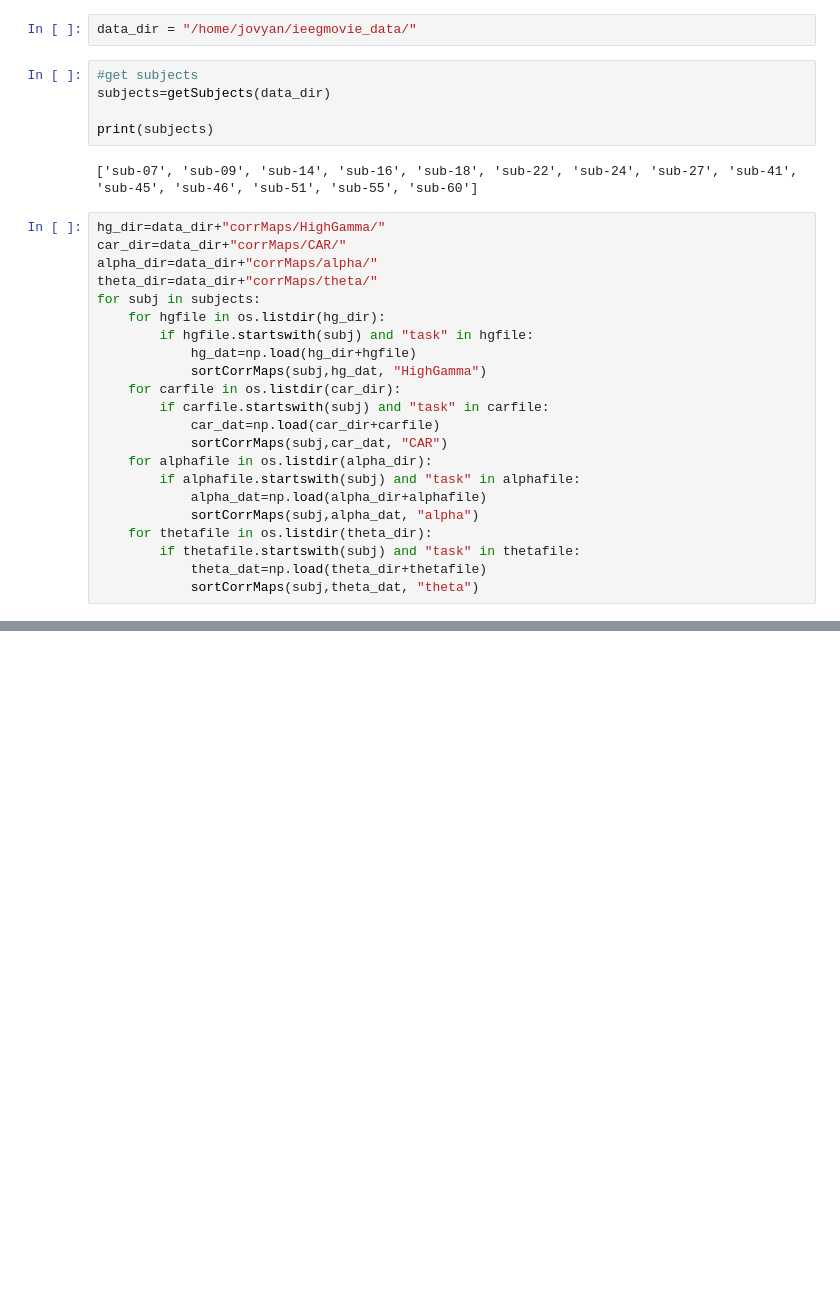
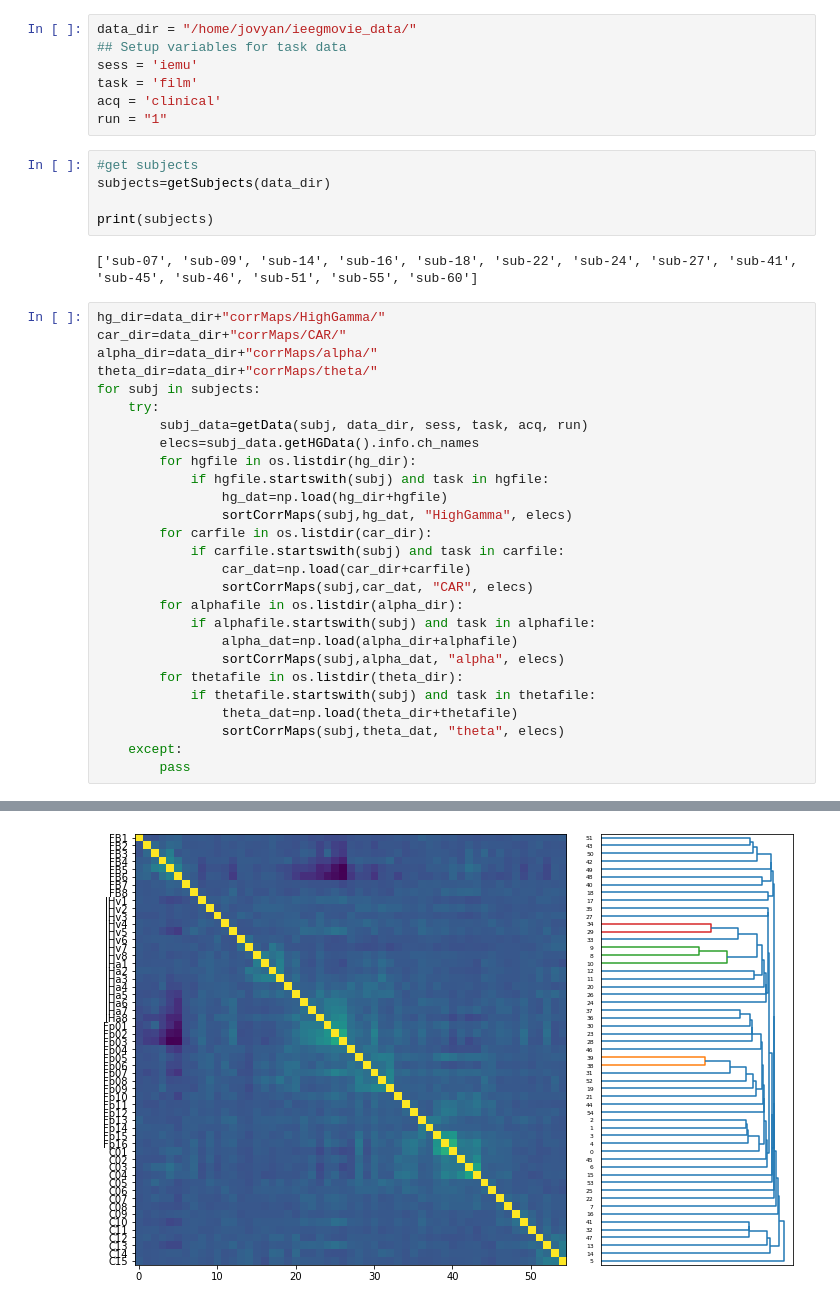
Before and after one commit to MaxvandenBoom/ieegmovie, a Jupyter notebook: codes/sortCorrMaps.ipynb, the cells around one changed output, grey strips where cells are left out. Saved outputs shown, nothing was run; the diff lists cells and outputs as text; blank space fills up the shorter version.

Commit message:
add corrMaps sorted by electrodes

```diff
--- a/codes/sortCorrMaps.ipynb
+++ b/codes/sortCorrMaps.ipynb
@@ -11,6 +11,11 @@ from GetData import getSubjects, getData
 from plotElectrodes import sortCorrMaps
 # %%
 data_dir = "/home/jovyan/ieegmovie_data/"
+## Setup variables for task data
+sess = 'iemu'
+task = 'film'
+acq = 'clinical'
+run = "1"
 # %%
 #get subjects
 subjects=getSubjects(data_dir)
@@ -24,19 +29,25 @@ car_dir=data_dir+"corrMaps/CAR/"
 alpha_dir=data_dir+"corrMaps/alpha/"
 theta_dir=data_dir+"corrMaps/theta/"
 for subj in subjects:
-    for hgfile in os.listdir(hg_dir):
-        if hgfile.startswith(subj) and "task" in hgfile:
-            hg_dat=np.load(hg_dir+hgfile)
-            sortCorrMaps(subj,hg_dat, "HighGamma")
-    for carfile in os.listdir(car_dir):
-        if carfile.startswith(subj) and "task" in carfile:
-            car_dat=np.load(car_dir+carfile)
-            sortCorrMaps(subj,car_dat, "CAR")
-    for alphafile in os.listdir(alpha_dir):
-        if alphafile.startswith(subj) and "task" in alphafile:
-            alpha_dat=np.load(alpha_dir+alphafile)
-            sortCorrMaps(subj,alpha_dat, "alpha")
-    for thetafile in os.listdir(theta_dir):
-        if thetafile.startswith(subj) and "task" in thetafile:
-            theta_dat=np.load(theta_dir+thetafile)
-            sortCorrMaps(subj,theta_dat, "theta")
+    try:
+        subj_data=getData(subj, data_dir, sess, task, acq, run)
+        elecs=subj_data.getHGData().info.ch_names
+        for hgfile in os.listdir(hg_dir):
+            if hgfile.startswith(subj) and task in hgfile:
+                hg_dat=np.load(hg_dir+hgfile)
+                sortCorrMaps(subj,hg_dat, "HighGamma", elecs)
+        for carfile in os.listdir(car_dir):
+            if carfile.startswith(subj) and task in carfile:
+                car_dat=np.load(car_dir+carfile)
+                sortCorrMaps(subj,car_dat, "CAR", elecs)
+        for alphafile in os.listdir(alpha_dir):
+            if alphafile.startswith(subj) and task in alphafile:
+                alpha_dat=np.load(alpha_dir+alphafile)
+                sortCorrMaps(subj,alpha_dat, "alpha", elecs)
+        for thetafile in os.listdir(theta_dir):
+            if thetafile.startswith(subj) and task in thetafile:
+                theta_dat=np.load(theta_dir+thetafile)
+                sortCorrMaps(subj,theta_dat, "theta", elecs)
+    except:
+        pass
+# %% [output]
@@ -42,0 +71 @@ for subj in subjects:
+[figure, added]
```
Also changed, not shown: parts of 2 cells of this notebook, 1 other file.
